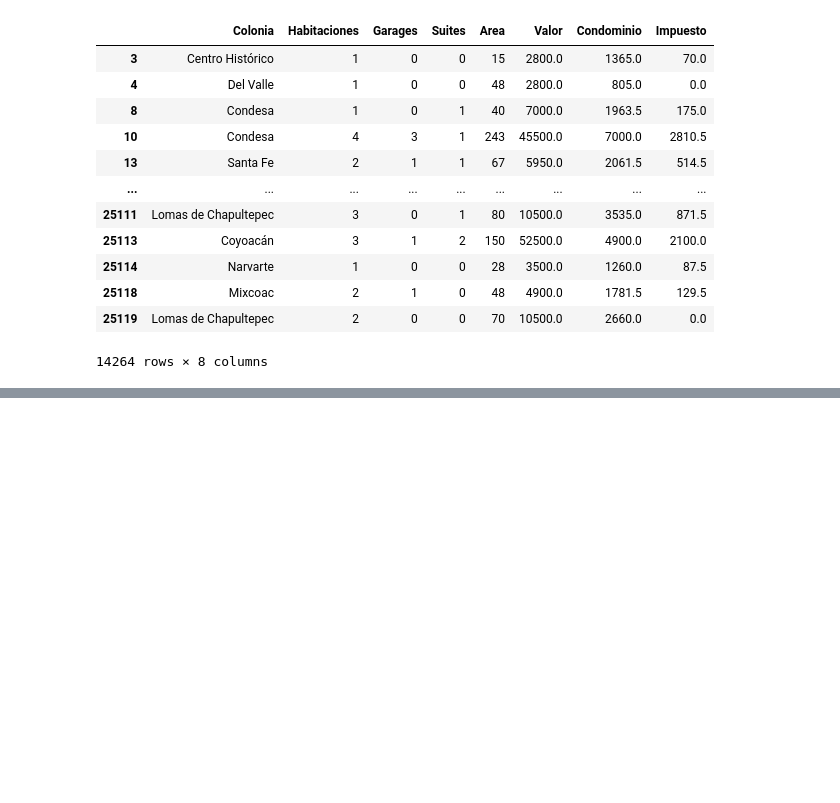
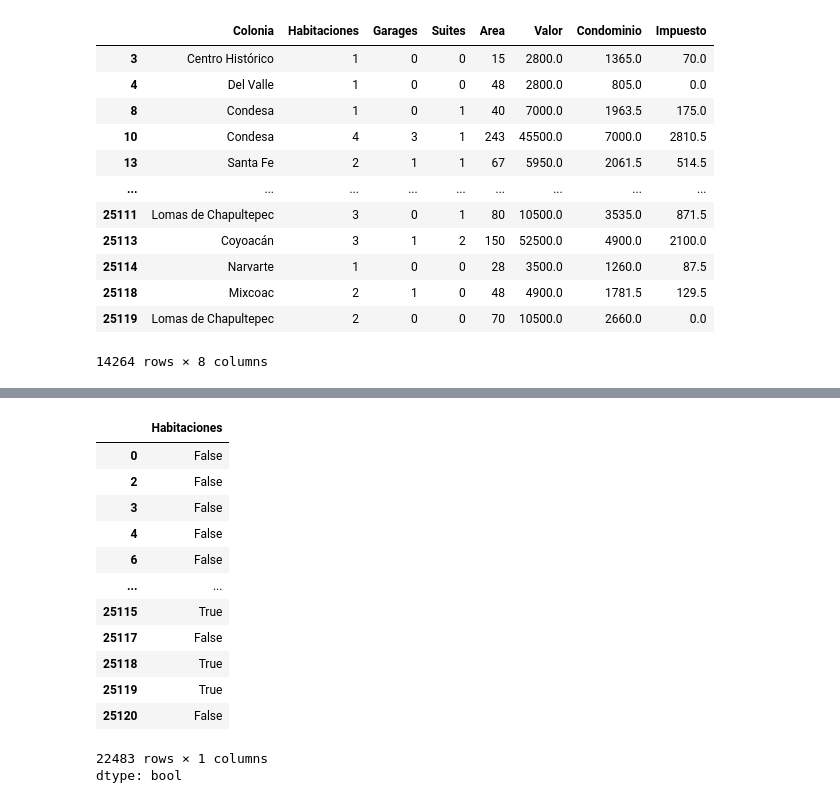
Before and after one commit to dscamacho333/Data_Science_Course, a Jupyter notebook: Pandas_Inmuebles_CDMX.ipynb, the cells around one changed output, grey strips where cells are left out. Cells and saved outputs as stored; diff of their text form; code cells hidden in the pictures; blank space fills up the shorter version.

```diff
--- a/Pandas_Inmuebles_CDMX.ipynb
+++ b/Pandas_Inmuebles_CDMX.ipynb
@@ -722,0 +776,23 @@ departaments_dataframe
+# %%
+# Another way to do the same
+
+# Room selection (Returns boolean)
+rooms_selection : pd.Series = data['Habitaciones'] >= 2
+
+# Returns Boolean Series type
+rooms_selection
+# %% [output]
+|  | Habitaciones |
+| 0 | False |
+| 2 | False |
+| 3 | False |
+| 4 | False |
+| 6 | False |
+| ... | ... |
+| 25115 | True |
+| 25117 | False |
+| 25118 | True |
+| 25119 | True |
+| 25120 | False |
+22483 rows × 1 columns
+dtype: bool
```
Also changed, not shown: parts of 10 cells of this notebook.
